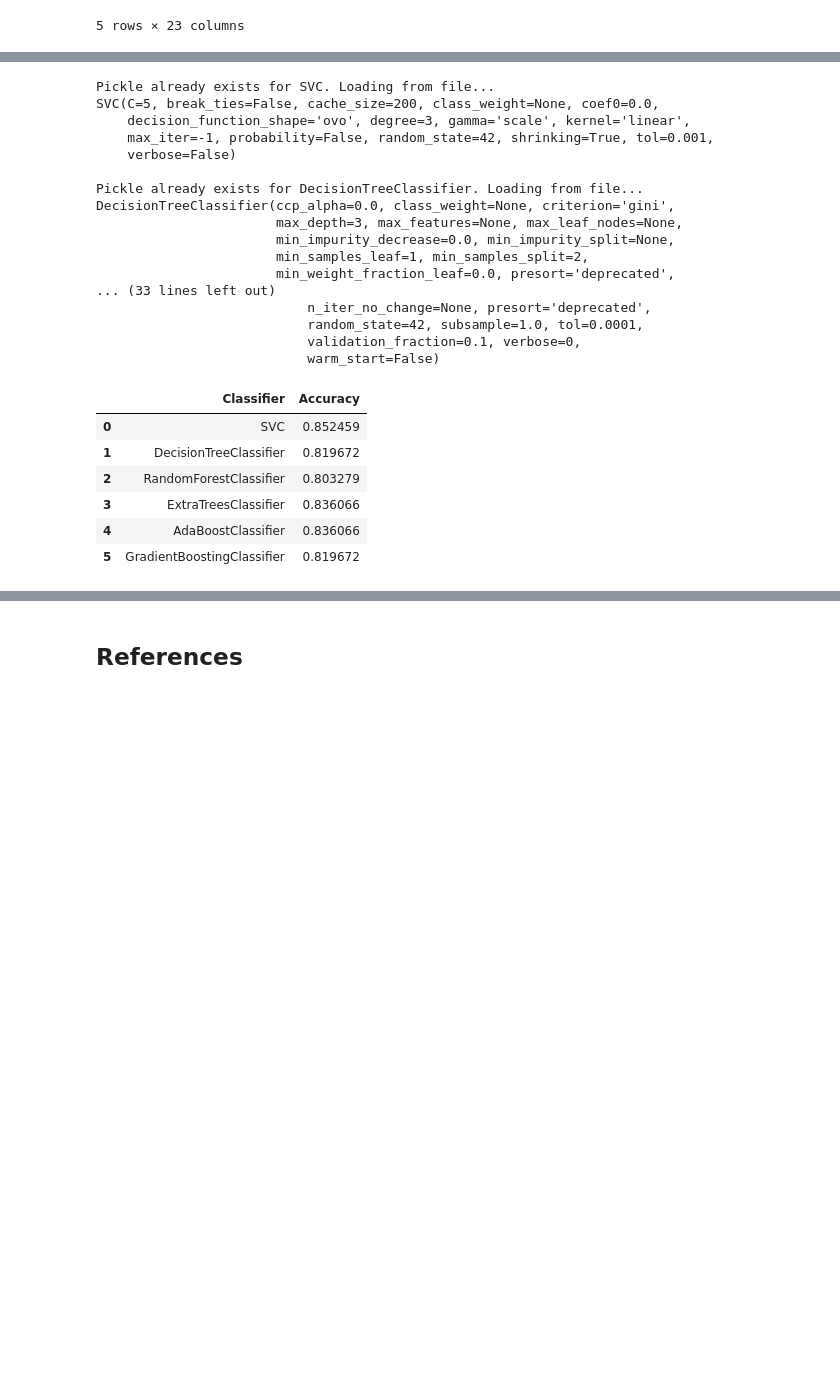
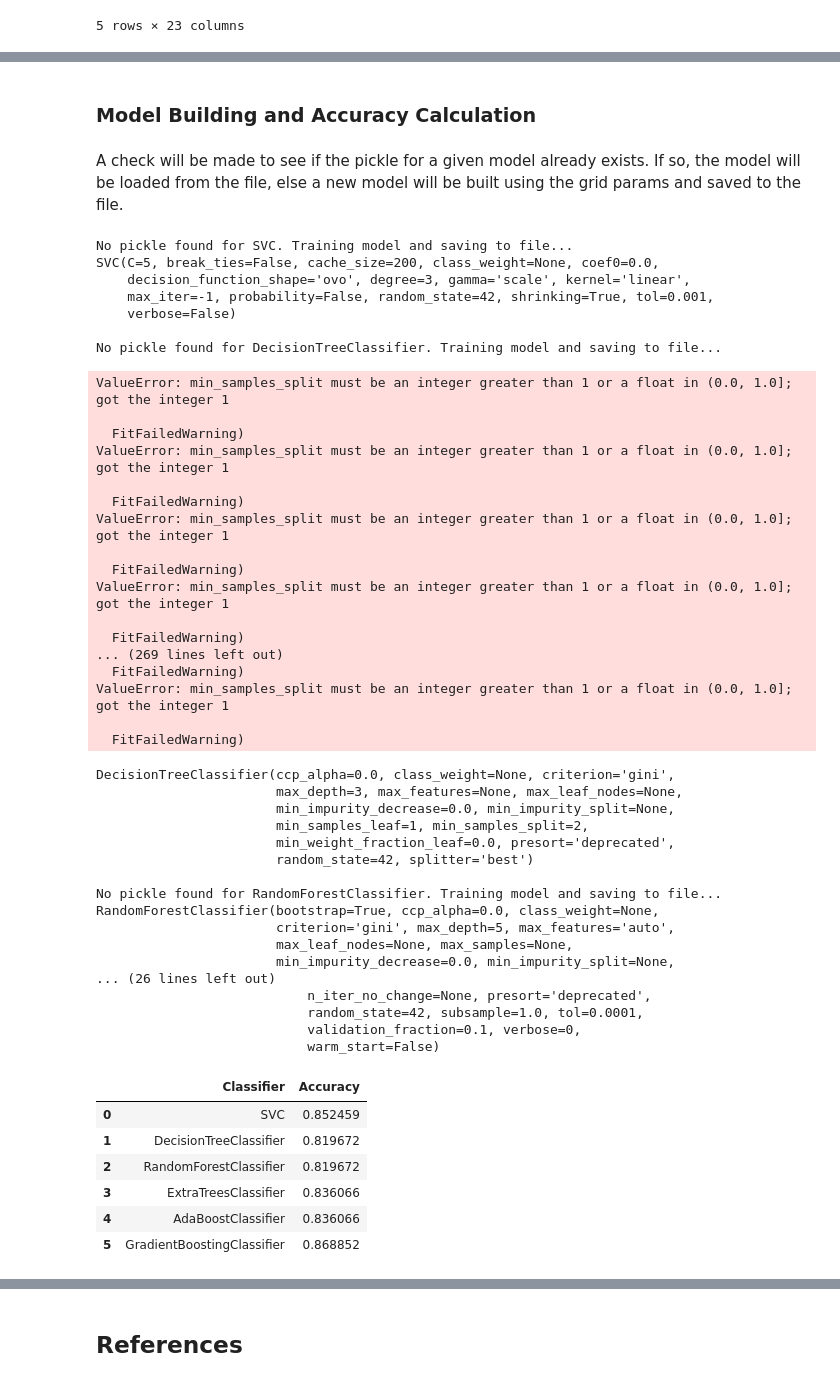
Before and after one commit to bajracharya-kshitij/heart_disease, a Jupyter notebook: Heart Disease.ipynb, the cells around one changed output, grey strips where cells are left out. Cells and saved outputs as stored; diff of their text form; code cells hidden in the pictures; blank space fills up the shorter version.

Commit message:
Improve performance by random oversampling

```diff
--- a/Heart Disease.ipynb
+++ b/Heart Disease.ipynb
@@ -290,0 +309,4 @@ X_test_encoded.head()
+# %%
+over_sampler = RandomOverSampler(random_state=42)
+x_over, y_over = over_sampler.fit_resample(X_train_encoded, y_train)
+Counter(y_over)
@@ -368,44 +399,72 @@ classifiers = [
      },
     'gradient_boosting'),
 ]
+# %% [markdown]
+### Model Building and Accuracy Calculation
+# %% [markdown]
+A check will be made to see if the pickle for a given model already exists. If so, the model will be loaded from the file, else a new model will be built using the grid params and saved to the file.
 # %%
 summary = []
 for classifier, grid_params, filename in classifiers:
     if pickle_exists(filename):
         print('\nPickle already exists for ' + classifier.__name__ + '. Loading from file...')
         model = load_model(filename)
         accuracy = get_summary_of_model(model, X_test_encoded, y_test)
     else:
         print('\nNo pickle found for ' + classifier.__name__ + '. Training model and saving to file...')
-        model, accuracy = grid_search_classifier(classifier, X_train_encoded, y_train,
+        model, accuracy = grid_search_classifier(classifier, x_over, y_over,
                                                  X_test_encoded, y_test, grid_params)
         save_model(model, filename)
     print(model)
     summary.append({'Classifier': classifier.__name__, 'Accuracy': accuracy})
 
 pd.DataFrame(summary)
 # %% [output]
-Pickle already exists for SVC. Loading from file...
+No pickle found for SVC. Training model and saving to file...
 SVC(C=5, break_ties=False, cache_size=200, class_weight=None, coef0=0.0,
     decision_function_shape='ovo', degree=3, gamma='scale', kernel='linear',
     max_iter=-1, probability=False, random_state=42, shrinking=True, tol=0.001,
     verbose=False)
 
-Pickle already exists for DecisionTreeClassifier. Loading from file...
-DecisionTreeClassifier(ccp_alpha=0.0, class_weight=None, criterion='gini',
-                       max_depth=3, max_features=None, max_leaf_nodes=None,
-                       min_impurity_decrease=0.0, min_impurity_split=None,
-                       min_samples_leaf=1, min_samples_split=2,
-                       min_weight_fraction_leaf=0.0, presort='deprecated',
-... (33 lines left out)
-                           n_iter_no_change=None, presort='deprecated',
-                           random_state=42, subsample=1.0, tol=0.0001,
-                           validation_fraction=0.1, verbose=0,
-                           warm_start=False)
+No pickle found for DecisionTreeClassifier. Training model and saving to file...
+ValueError: min_samples_split must be an integer greater than 1 or a float in (0.0, 1.0]; got the integer 1
+
+  FitFailedWarning)
+ValueError: min_samples_split must be an integer greater than 1 or a float in (0.0, 1.0]; got the integer 1
+
+  FitFailedWarning)
+ValueError: min_samples_split must be an integer greater than 1 or a float in (0.0, 1.0]; got the integer 1
+
+  FitFailedWarning)
+ValueError: min_samples_split must be an integer greater than 1 or a float in (0.0, 1.0]; got the integer 1
+
+  FitFailedWarning)
+... (269 lines left out)
+  FitFailedWarning)
+ValueError: min_samples_split must be an integer greater than 1 or a float in (0.0, 1.0]; got the integer 1
+
+  FitFailedWarning)
+DecisionTreeClassifier(ccp_alpha=0.0, class_weight=None, criterion='gini',
+                       max_depth=3, max_features=None, max_leaf_nodes=None,
+                       min_impurity_decrease=0.0, min_impurity_split=None,
+                       min_samples_leaf=1, min_samples_split=2,
+                       min_weight_fraction_leaf=0.0, presort='deprecated',
+                       random_state=42, splitter='best')
+
+No pickle found for RandomForestClassifier. Training model and saving to file...
+RandomForestClassifier(bootstrap=True, ccp_alpha=0.0, class_weight=None,
+                       criterion='gini', max_depth=5, max_features='auto',
+                       max_leaf_nodes=None, max_samples=None,
+                       min_impurity_decrease=0.0, min_impurity_split=None,
+... (26 lines left out)
+                           n_iter_no_change=None, presort='deprecated',
+                           random_state=42, subsample=1.0, tol=0.0001,
+                           validation_fraction=0.1, verbose=0,
+                           warm_start=False)
 |  | Classifier | Accuracy |
 | 0 | SVC | 0.852459 |
 | 1 | DecisionTreeClassifier | 0.819672 |
-| 2 | RandomForestClassifier | 0.803279 |
+| 2 | RandomForestClassifier | 0.819672 |
 | 3 | ExtraTreesClassifier | 0.836066 |
 | 4 | AdaBoostClassifier | 0.836066 |
-| 5 | GradientBoostingClassifier | 0.819672 |
+| 5 | GradientBoostingClassifier | 0.868852 |
```
Also changed, not shown: parts of 21 cells of this notebook, 6 other files.
